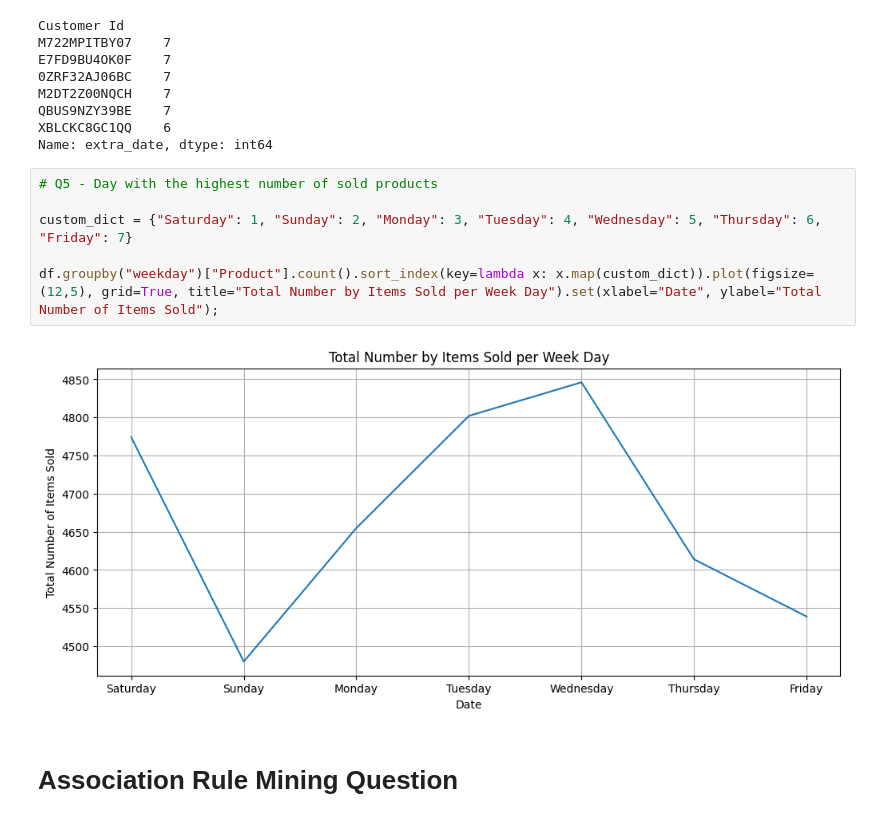
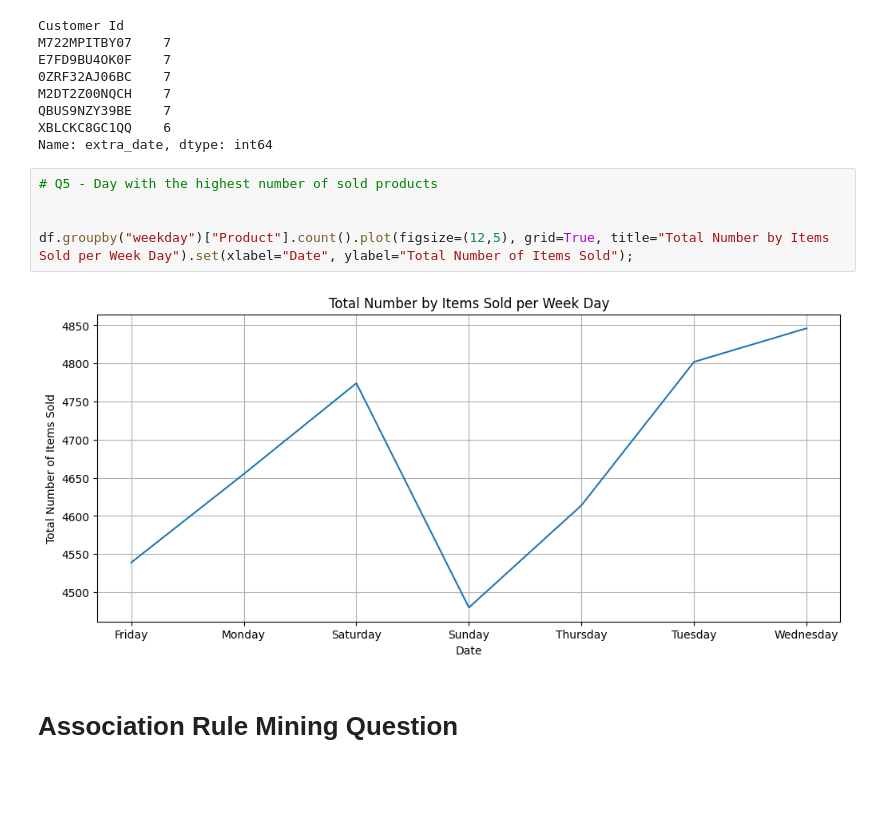
Before and after one commit to QueraTeam/dataanalysis_bootcamp_ML_sessions, a Jupyter notebook: market_basket_analysis/Market_Basket_Analysis.ipynb, the cells around one changed output. Cells and saved outputs as stored; diff of their text form; blank space fills up the shorter version.

```diff
--- a/market_basket_analysis/Market_Basket_Analysis.ipynb
+++ b/market_basket_analysis/Market_Basket_Analysis.ipynb
@@ -82,11 +112,10 @@ Name: extra_date, dtype: int64
 # %%
 # Q5 - Day with the highest number of sold products
 
-custom_dict = {"Saturday": 1, "Sunday": 2, "Monday": 3, "Tuesday": 4, "Wednesday": 5, "Thursday": 6, "Friday": 7}
 
-df.groupby("weekday")["Product"].count().sort_index(key=lambda x: x.map(custom_dict)).plot(figsize=(12,5), grid=True, title="Total Number by Items Sold per Week Day").set(xlabel="Date", ylabel="Total Number of Items Sold");
+df.groupby("weekday")["Product"].count().plot(figsize=(12,5), grid=True, title="Total Number by Items Sold per Week Day").set(xlabel="Date", ylabel="Total Number of Items Sold");
 # %% [output]
-[figure, old version]
+[figure, new version]
 # %% [markdown]
 # Association Rule Mining Question
 # %%
```
Also changed, not shown: parts of 3 cells of this notebook, 1 other file.
